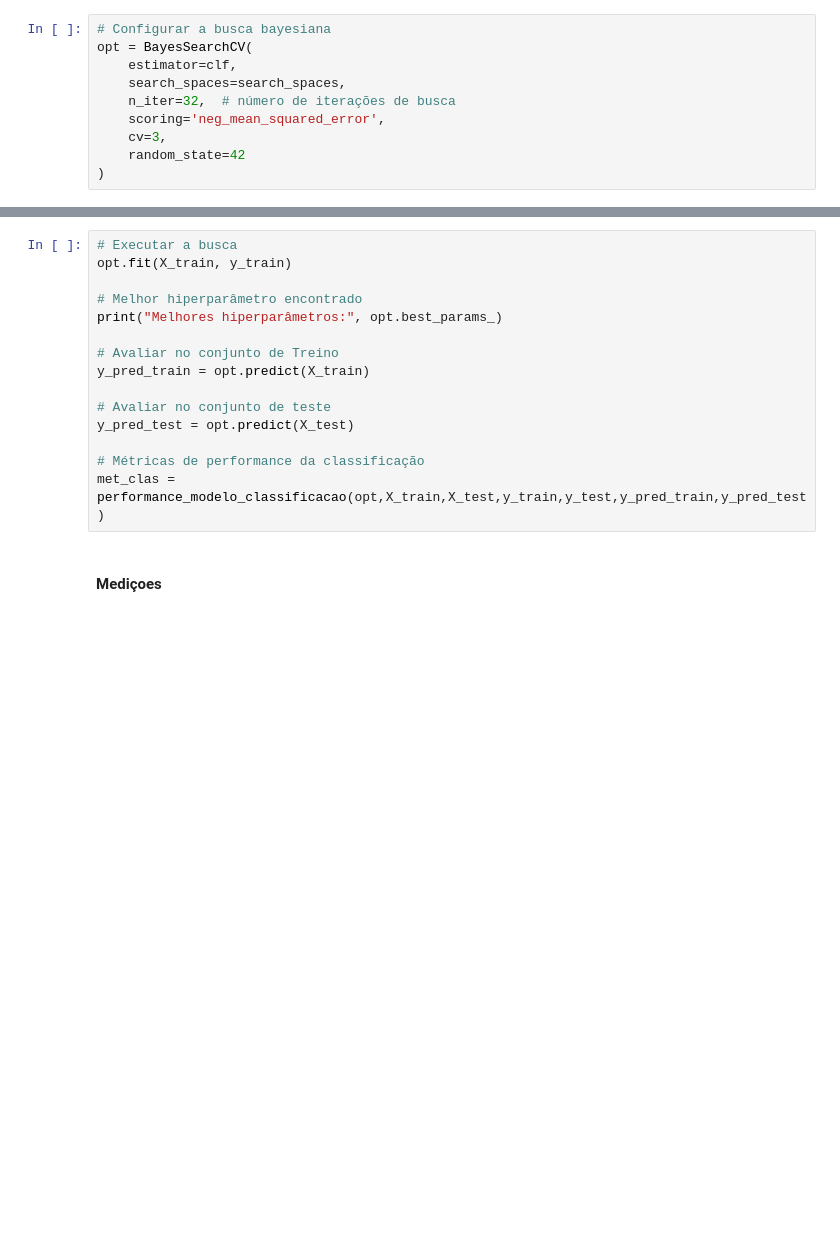
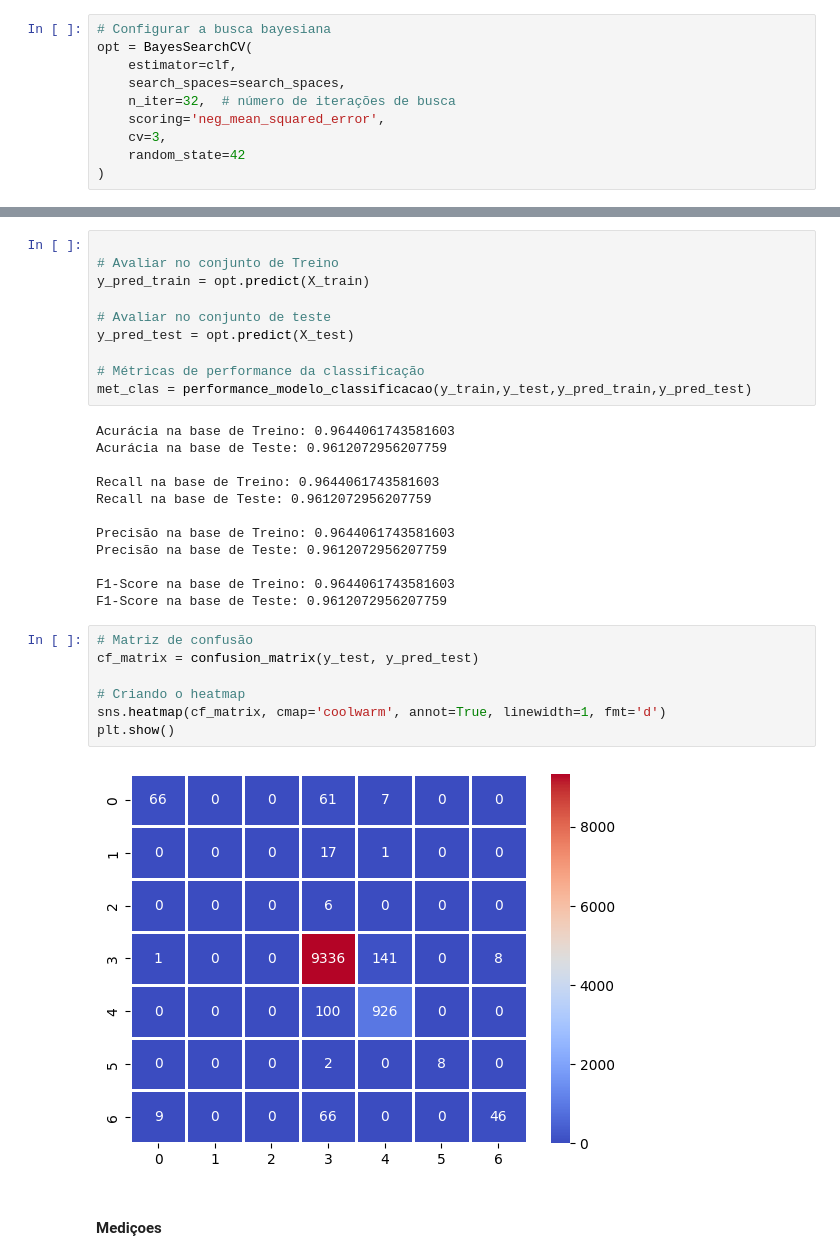
Before and after one commit to Andre-Sacilotti/SME0878-linhas-de-transmissao, a Jupyter notebook: 1_limpeza_enriquecimento_dados.ipynb, the cells around one changed output, grey strips where cells are left out. Cells and saved outputs as stored; diff of their text form; blank space fills up the shorter version.

Commit message:
Plotando matriz de confusão

```diff
--- a/1_limpeza_enriquecimento_dados.ipynb
+++ b/1_limpeza_enriquecimento_dados.ipynb
@@ -173,9 +178,4 @@ opt = BayesSearchCV(
 # %%
-# Executar a busca
-opt.fit(X_train, y_train)
-
-# Melhor hiperparâmetro encontrado
-print("Melhores hiperparâmetros:", opt.best_params_)
 
 # Avaliar no conjunto de Treino
 y_pred_train = opt.predict(X_train)
@@ -184,7 +184,28 @@ y_pred_train = opt.predict(X_train)
 y_pred_test = opt.predict(X_test)
 
 # Métricas de performance da classificação
-met_clas = performance_modelo_classificacao(opt,X_train,X_test,y_train,y_test,y_pred_train,y_pred_test)
+met_clas = performance_modelo_classificacao(y_train,y_test,y_pred_train,y_pred_test)
+# %% [output]
+Acurácia na base de Treino: 0.9644061743581603
+Acurácia na base de Teste: 0.9612072956207759
+
+Recall na base de Treino: 0.9644061743581603
+Recall na base de Teste: 0.9612072956207759
+
+Precisão na base de Treino: 0.9644061743581603
+Precisão na base de Teste: 0.9612072956207759
+
+F1-Score na base de Treino: 0.9644061743581603
+F1-Score na base de Teste: 0.9612072956207759
+# %%
+# Matriz de confusão
+cf_matrix = confusion_matrix(y_test, y_pred_test)
+
+# Criando o heatmap
+sns.heatmap(cf_matrix, cmap='coolwarm', annot=True, linewidth=1, fmt='d')
+plt.show()
+# %% [output]
+[figure, added]
 # %% [markdown]
 #### Mediçoes
 # %%
```
Also changed, not shown: parts of 3 cells of this notebook.
